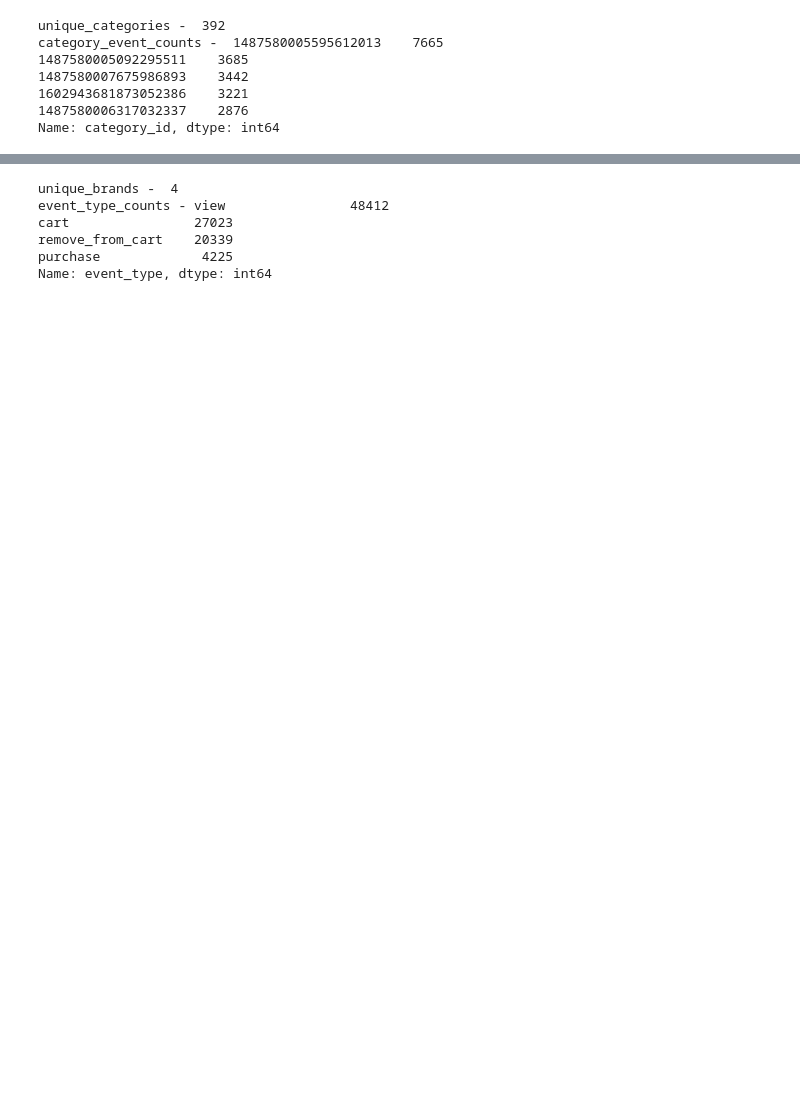
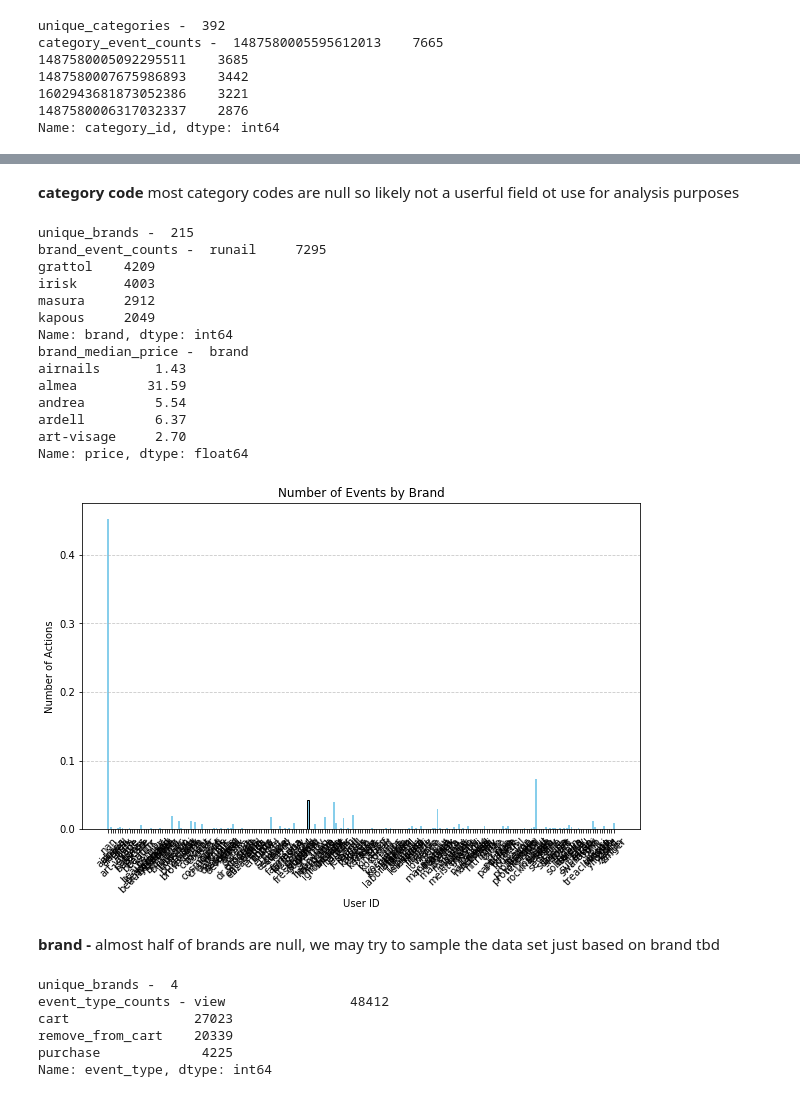
Before and after one commit to adriangbrown/datascience, a Jupyter notebook: capstone/product_recommendations.ipynb, the cells around one changed output, grey strips where cells are left out. Saved outputs shown, nothing was run; the diff lists cells and outputs as text; code cells hidden in the pictures; blank space fills up the shorter version.

```diff
--- a/capstone/product_recommendations.ipynb
+++ b/capstone/product_recommendations.ipynb
@@ -94,3 +181,54 @@ Name: price, dtype: float64
+# %% [markdown]
+**category code** most category codes are null so likely not a userful field ot use for analysis purposes
+# %%
+# brands
+brand_event_counts = events_df.brand.value_counts().sort_values(ascending=False).head()
+unique_brands = events_df.brand.nunique()
+brand_median_price = events_df.groupby('brand')['price'].median()
+print('unique_brands - ', unique_brands)
+print('brand_event_counts - ', brand_event_counts)
+print('brand_median_price - ', brand_median_price.head())
+# TODO chart of brand median price
+
+# Separate keys and values for plotting
+brand_events = np.array(events_df.brand)
+brand_counts = Counter(brand_events)
+categories = list(brand_counts.keys())
+count_total = len(brand_events)
+
+counts = list(brand_counts.values())
+
+count_percent = {key: value / count_total for key, value in brand_counts.items()}.values()
+
+
+# Create a bar plot
+plt.figure(figsize=(10, 6))
+plt.bar(categories, count_percent, color='skyblue', edgecolor='black')
+
+plt.title('Number of Events by Brand')
+plt.xlabel('User ID')
+plt.ylabel('Number of Actions')
+plt.grid(axis='y', linestyle='--', alpha=0.7)
+plt.xticks(rotation=45)  # Rotate x-axis labels if they are long
+plt.show()
+# %% [output]
+unique_brands -  215
+brand_event_counts -  runail     7295
+grattol    4209
+irisk      4003
+masura     2912
+kapous     2049
+Name: brand, dtype: int64
+brand_median_price -  brand
+airnails       1.43
+almea         31.59
+andrea         5.54
+ardell         6.37
+art-visage     2.70
+Name: price, dtype: float64
+[figure, added]
+# %% [markdown]
+**brand -** almost half of brands are null, we may try to sample the data set just based on brand tbd
 # %%
 # event types
 event_type_counts = events_df.event_type.value_counts().sort_values(ascending=False).head()
```
Also changed, not shown: parts of 9 cells of this notebook, 1 other file.
